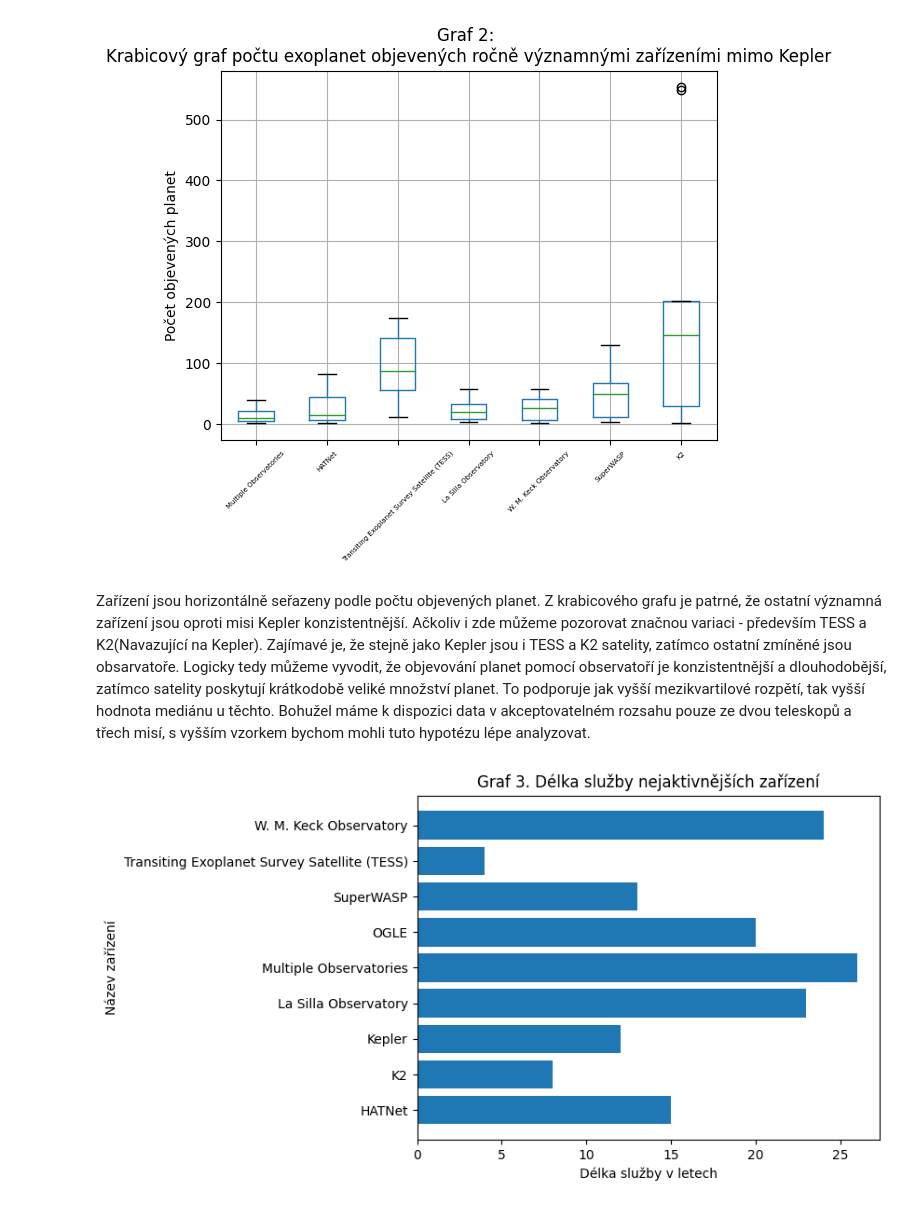
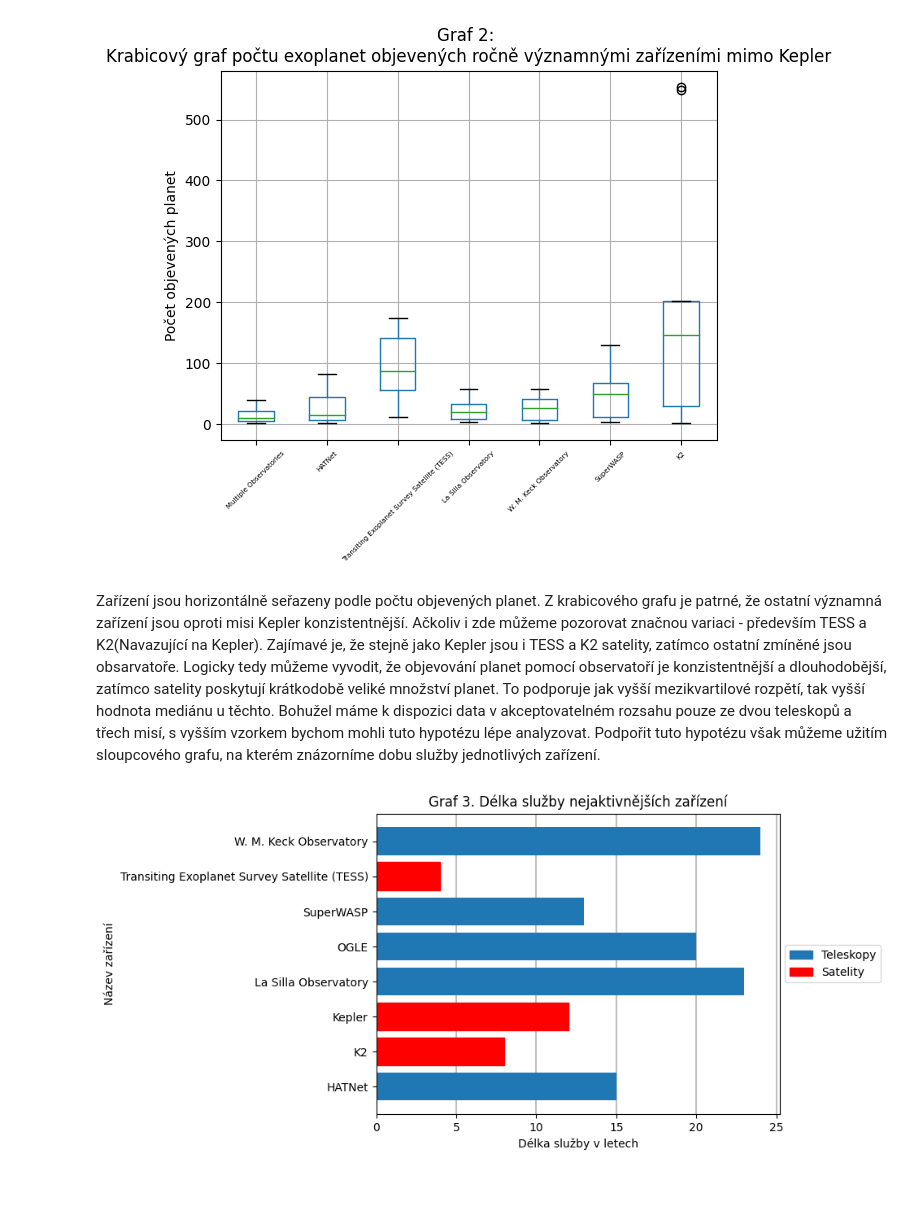
Before and after one commit to jakvitov/exoplanets_statistics, a Jupyter notebook: exoplanet_data_analysis.ipynb, the cells around one changed output. Cells and saved outputs as stored; diff of their text form; code cells hidden in the pictures.

Commit message:
Barplot description added and colors changed

```diff
--- a/exoplanet_data_analysis.ipynb
+++ b/exoplanet_data_analysis.ipynb
@@ -211,14 +212,29 @@ plt.show();
 [figure]
 # %% [markdown]
 Zařízení jsou horizontálně seřazeny podle počtu objevených planet. Z krabicového grafu je patrné, že ostatní významná zařízení jsou oproti misi Kepler konzistentnější. Ačkoliv i zde můžeme pozorovat značnou variaci - především TESS a K2(Navazující na Kepler). Zajímavé je, že stejně jako Kepler jsou i TESS a K2 satelity, zatímco ostatní zmíněné jsou obsarvatoře. Logicky tedy můžeme vyvodit, že objevování planet pomocí observatoří je konzistentnější a dlouhodobější, zatímco satelity poskytují krátkodobě veliké množství planet. To podporuje jak vyšší mezikvartilové rozpětí, tak vyšší hodnota mediánu u těchto. Bohužel máme k dispozici data v akceptovatelném rozsahu pouze ze dvou teleskopů a třech misí, s vyšším vzorkem bychom mohli tuto hypotézu lépe analyzovat.
+Podpořit tuto hypotézu však můžeme užitím sloupcového grafu, na kterém znázorníme dobu služby jednotlivých zařízení.
 # %%
 facilites_operation_range = dataset.groupby("Discovery Facility")["Discovery Year"].agg(["min", "max"]).reset_index()
+facilites_operation_range = facilites_operation_range.loc[~(facilites_operation_range["Discovery Facility"] == "Multiple Observatories" )];
 facilites_operation_range["Range"] = facilites_operation_range["max"] - facilites_operation_range["min"]
 facilites_operation_range = facilites_operation_range[facilites_operation_range["Discovery Facility"].isin(dataset.groupby("Discovery Facility")["Discovery Year"].count().sort_values().tail(9).reset_index()["Discovery Facility"])]
-plt.barh(facilites_operation_range["Discovery Facility"], facilites_operation_range["Range"]);
-plt.title("Graf 3. Délka služby nejaktivnějších zařízení");
-plt.xlabel("Délka služby v letech")
-plt.ylabel("Název zařízení")
+satelites = ["Kepler", "K2", "Transiting Exoplanet Survey Satellite (TESS)"];
+fig, ax = plt.subplots();
+x = facilites_operation_range["Discovery Facility"]
+y= facilites_operation_range["Range"];
+red_bars = ax.barh(x, y);
+for bar, col in zip(red_bars, facilites_operation_range['Discovery Facility']):
+    if col in satelites:
+        bar.set_color('red')
+x_vals = [5, 10, 15, 20, 25];
+for x_val in x_vals:
+    ax.axvline(x=x_val, color='gray', linestyle='-', alpha=0.5, zorder=0);
+ax.set_title("Graf 3. Délka služby nejaktivnějších zařízení");
+ax.set_xlabel("Délka služby v letech");
+ax.set_ylabel("Název zařízení");
+dummy_blue = mpatches.Patch(color='C0', label='Teleskopy')
+dummy_red = mpatches.Patch(color='red', label='Satelity')
+ax.legend(handles=[dummy_blue, dummy_red], loc='center left', bbox_to_anchor=(1, 0.5))
 plt.show()
 # %% [output]
-[figure, old version]
+[figure, new version]
```
Also changed, not shown: parts of 2 cells of this notebook.
